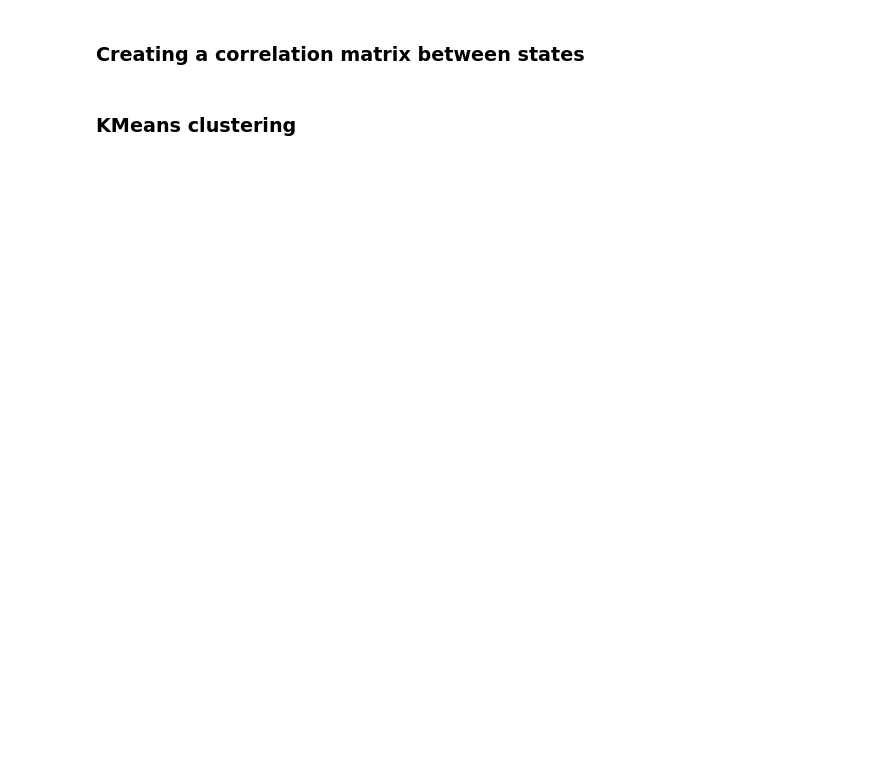
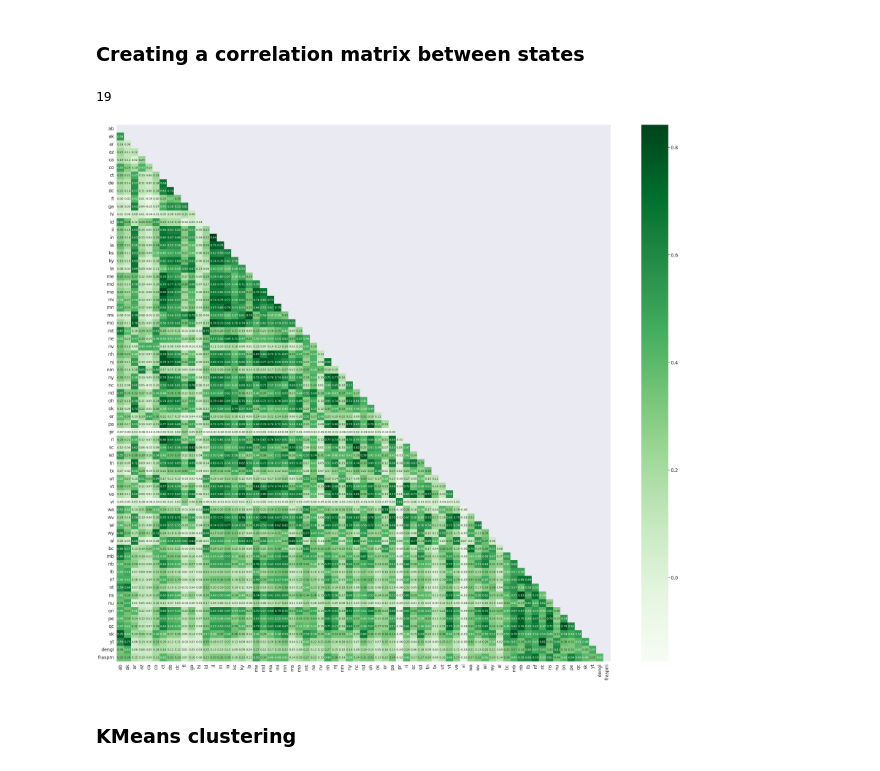
Before and after one commit to simojens/BDA-Project, a Jupyter notebook: notebook.ipynb, the cells around one changed output. Drawn from its saved outputs; the diff is of its cells as text; code cells hidden in the pictures; blank space fills up the shorter version.

```diff
--- a/notebook.ipynb
+++ b/notebook.ipynb
@@ -68,10 +68,10 @@ abelmoschus moschatus,hi,pr
 To convert this into a usable dataframe I am going to set columns to name and all states and an integer 1 or 0 based on the plant occur in the state
 # %%
 # Start a Spark session
-spark = SparkSession.builder.appName("CreateDF").master("local[*]").config("spark.executor.memory", "2g").config("spark.driver.memory", "2g").getOrCreate()
+spark = SparkSession.builder.appName("CreateDF").master("local[*]").config("spark.executor.memory", "8g").config("spark.driver.memory", "8g").getOrCreate()
 
 # Path to dataset
-url = 'plants.data'
+url = '../input/plant-data-set/plants.data'
 
 state_abbreviations =  us_states + canada_states + denmark_state + france_state
 features = ['name'] + state_abbreviations
@@ -129,29 +127,33 @@ del first_100
 # %%
 # Convert to vector column first
 vector_col = "corr_vector"
 assembler = VectorAssembler(inputCols=df.columns[1:], outputCol=vector_col)
 df_vector = assembler.transform(df).select(vector_col)
 
 
 corr_matrix = Correlation.corr(df_vector, vector_col).collect()[0][0].toArray().tolist()
 corr_matrix_df = pd.DataFrame(data=corr_matrix, columns=state_abbreviations)
 
 sns.set(font_scale=1.5)
 
 mask = np.triu(np.ones_like(corr_matrix, dtype=bool))
 
 plt.figure(figsize=(40,35))
 sns.heatmap(corr_matrix_df,
             mask=mask,
             xticklabels=corr_matrix_df.columns.values,
             yticklabels=corr_matrix_df.columns.values,  cmap="Greens", annot=True, fmt=".2f", annot_kws={"size": 10})
 
 del vector_col
 del assembler
 del df_vector
 del corr_matrix
 del corr_matrix_df
 del mask
+gc.collect()
+# %% [output]
+19
+[figure, added]
 # %% [markdown]
 ### KMeans clustering
 # %%
```
Also changed, not shown: parts of 12 cells of this notebook, 2 other files.
